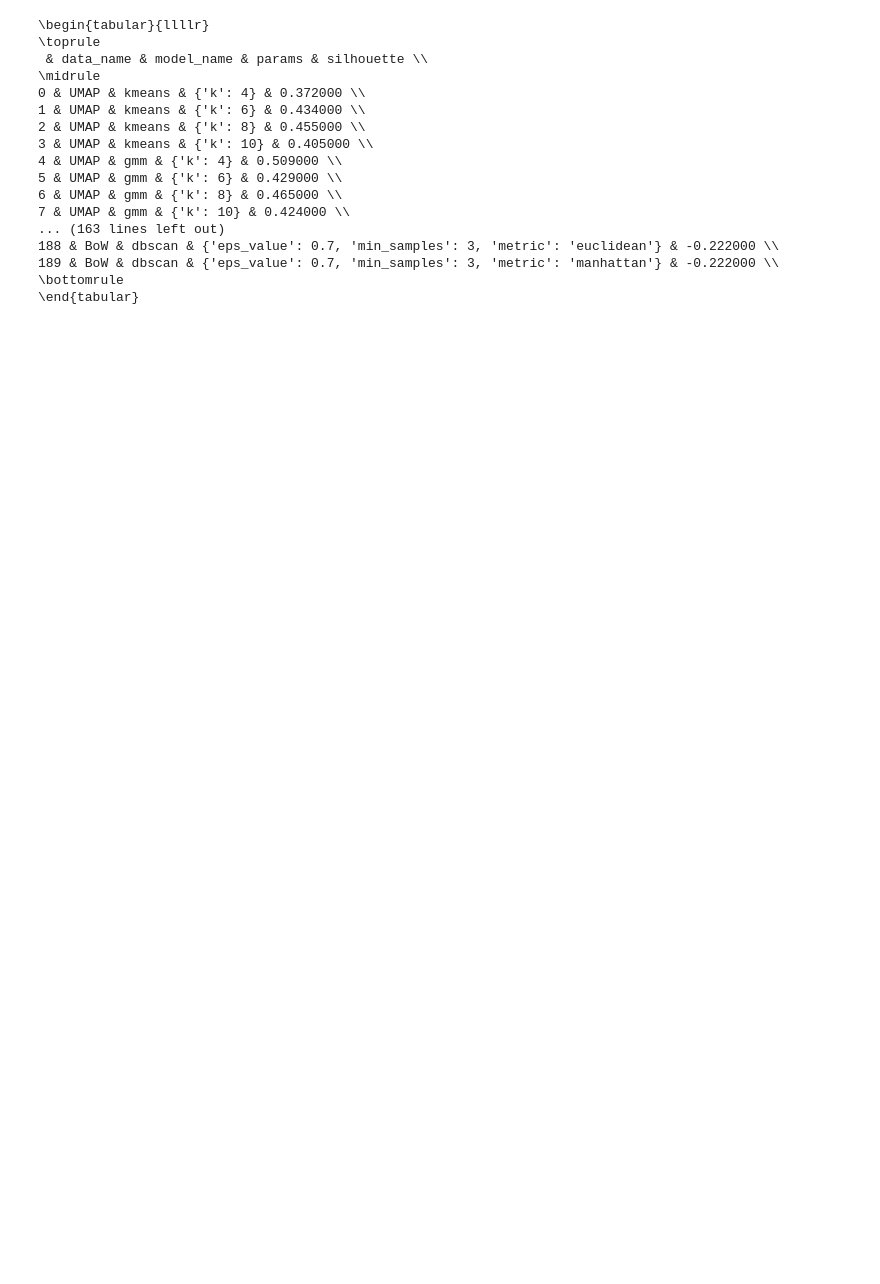
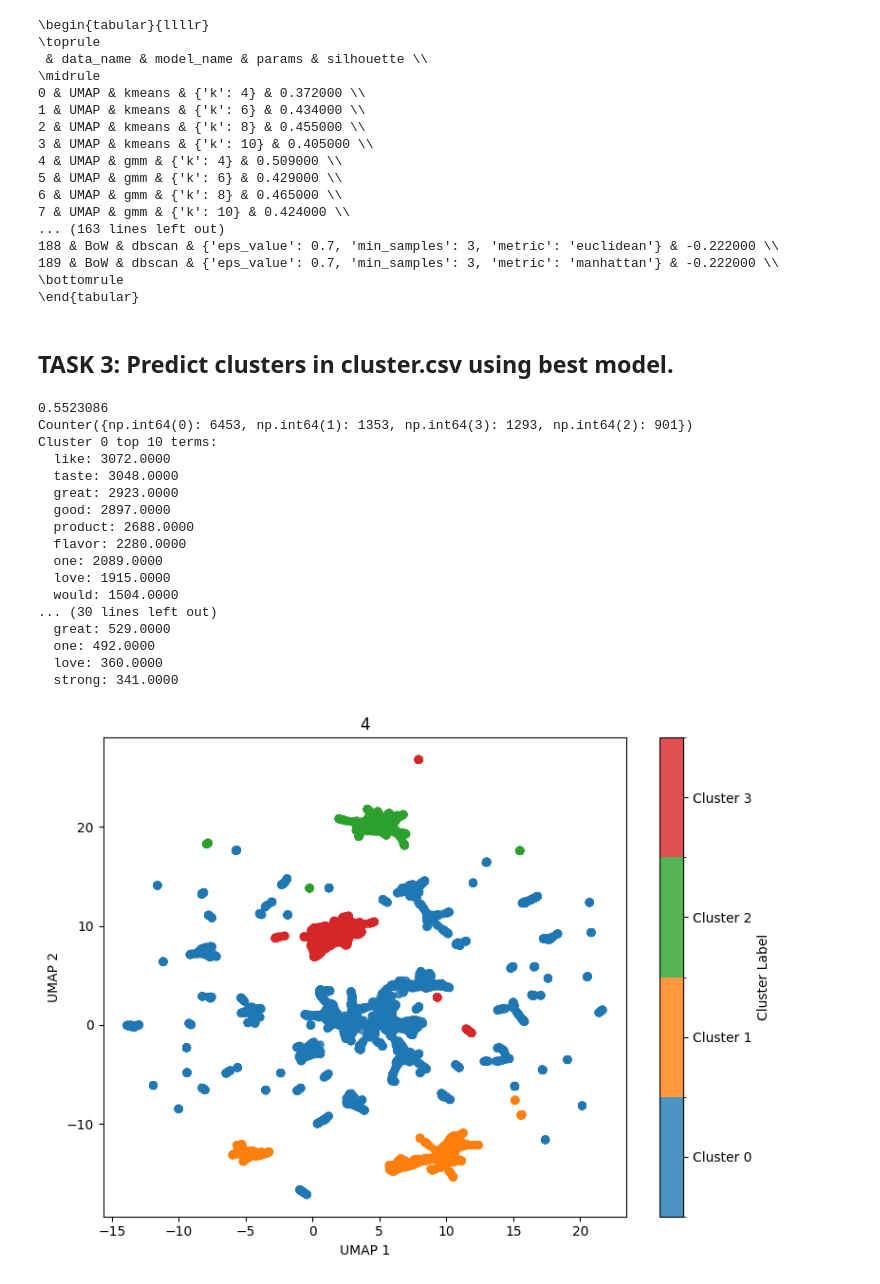
Before and after one commit to NielsVandenBroeck/DM_Projects, a Jupyter notebook: 4.Clustering/src/clustering.ipynb, the cells around one changed output. Drawn from its saved outputs; the diff is of its cells as text; code cells hidden in the pictures; blank space fills up the shorter version.

Commit message:
clustering

```diff
--- a/4.Clustering/src/clustering.ipynb
+++ b/4.Clustering/src/clustering.ipynb
@@ -160,0 +199,33 @@ def dbscan_clustering(X, eps_value=0.3, min_samples=5, metric="euclidean"):
+# %%
+import matplotlib.pyplot as plt
+import umap
+from sklearn.metrics import silhouette_score
+from sklearn.cluster import AgglomerativeClustering
+from matplotlib.colors import ListedColormap, BoundaryNorm
+
+
+def plot_clusters(X, labels, title="Agglomerative Clustering (UMAP)", k=4):
+    # Reduce to 2D
+    reducer = umap.UMAP(n_components=2, random_state=42)
+    X_2d = reducer.fit_transform(X)
+
+    # Set up discrete colormap
+    cmap = ListedColormap(plt.cm.tab10.colors[:k])
+    norm = BoundaryNorm(boundaries=np.arange(-0.5, k + 0.5, 1), ncolors=k)
+
+    # Plot
+    plt.figure(figsize=(8, 6))
+    scatter = plt.scatter(X_2d[:, 0], X_2d[:, 1], c=labels, cmap=cmap, norm=norm, s=30, alpha=0.8)
+    plt.title(title)
+    plt.xlabel("UMAP 1")
+    plt.ylabel("UMAP 2")
+
+    # Add discrete colorbar
+    cbar = plt.colorbar(scatter, ticks=range(k))
+    cbar.set_label("Cluster Label")
+    cbar.set_ticks(range(k))
+    cbar.set_ticklabels([f"Cluster {i}" for i in range(k)])
+
+    plt.tight_layout()
+    plt.savefig("clusters.png", dpi=300, bbox_inches='tight')
+    plt.show()
@@ -308,3 +389,34 @@ print(df_results.to_latex())
 189 & BoW & dbscan & {'eps_value': 0.7, 'min_samples': 3, 'metric': 'manhattan'} & -0.222000 \\
 \bottomrule
 \end{tabular}
+# %% [markdown]
+## TASK 3: Predict clusters in cluster.csv using best model.
+# %%
+sil, labels = agglomerative_clustering(X_bert_UMAP, k=4, linkage="average", metric="manhattan")
+from collections import Counter
+
+label_counts = Counter(labels)
+print(sil)
+print(label_counts)
+
+print_common_words(labels)
+plot_clusters(X_bert_UMAP, labels, 4)
+# %% [output]
+0.5523086
+Counter({np.int64(0): 6453, np.int64(1): 1353, np.int64(3): 1293, np.int64(2): 901})
+Cluster 0 top 10 terms:
+  like: 3072.0000
+  taste: 3048.0000
+  great: 2923.0000
+  good: 2897.0000
+  product: 2688.0000
+  flavor: 2280.0000
+  one: 2089.0000
+  love: 1915.0000
+  would: 1504.0000
+... (30 lines left out)
+  great: 529.0000
+  one: 492.0000
+  love: 360.0000
+  strong: 341.0000
+[figure, added]
```
Also changed, not shown: parts of 19 cells of this notebook, 2 other files.
